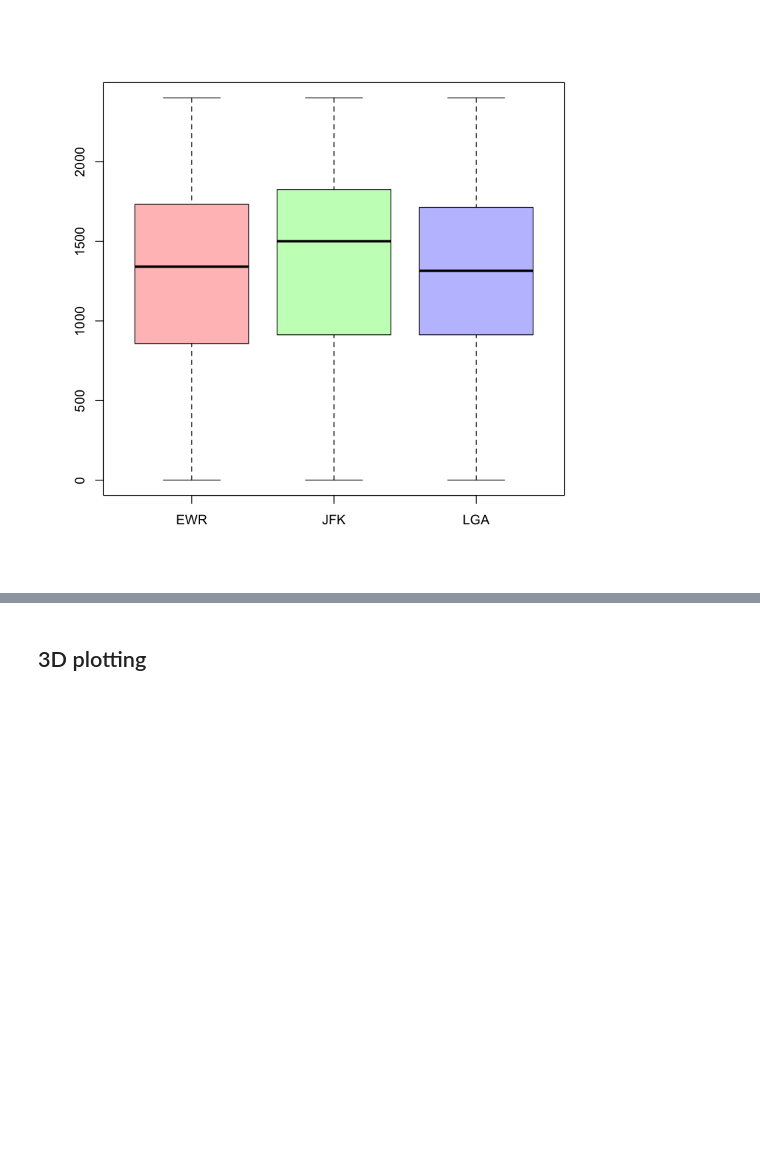
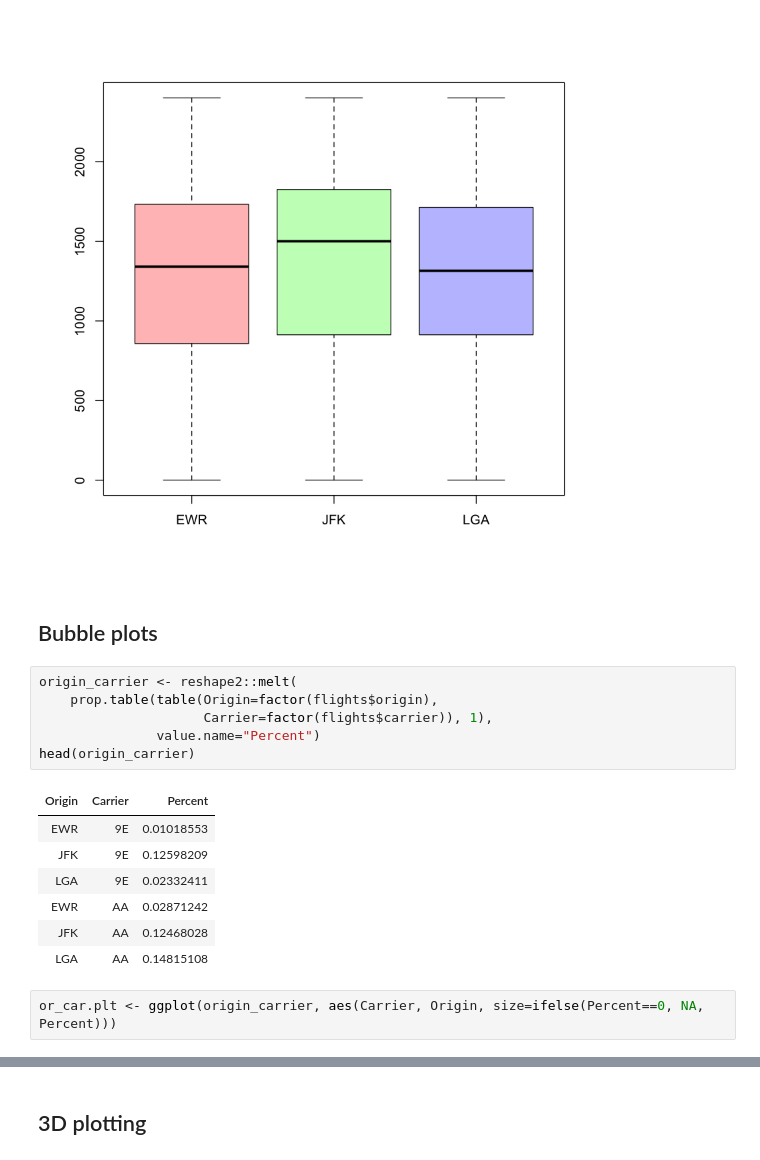
Before and after one commit to diyadas/tutorials, a Jupyter notebook: Data Visualization in R.ipynb, the cells around one changed output, grey strips where cells are left out. Cells and saved outputs as stored; diff of their text form; blank space fills up the shorter version.

```diff
--- a/Data Visualization in R.ipynb
+++ b/Data Visualization in R.ipynb
@@ -142,3 +169,21 @@ Warning message in par(par.defaults):
 boxplot(dep_time ~ origin, data=flights, col=colpal)
 # %% [output]
 [figure]
+# %% [markdown]
+## Bubble plots
+# %%
+origin_carrier <- reshape2::melt(
+    prop.table(table(Origin=factor(flights$origin),
+                     Carrier=factor(flights$carrier)), 1),
+               value.name="Percent")
+head(origin_carrier)
+# %% [output]
+| Origin | Carrier | Percent |
+| EWR | 9E | 0.01018553 |
+| JFK | 9E | 0.12598209 |
+| LGA | 9E | 0.02332411 |
+| EWR | AA | 0.02871242 |
+| JFK | AA | 0.12468028 |
+| LGA | AA | 0.14815108 |
+# %%
+or_car.plt <- ggplot(origin_carrier, aes(Carrier, Origin, size=ifelse(Percent==0, NA, Percent)))
```
Also changed, not shown: parts of 10 cells of this notebook.
